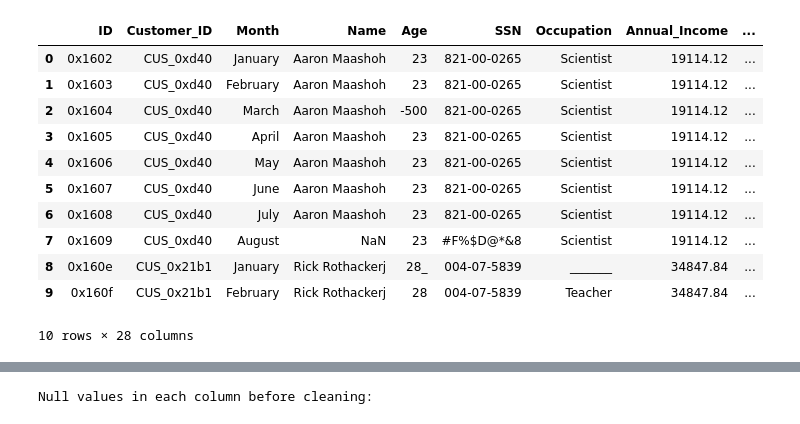
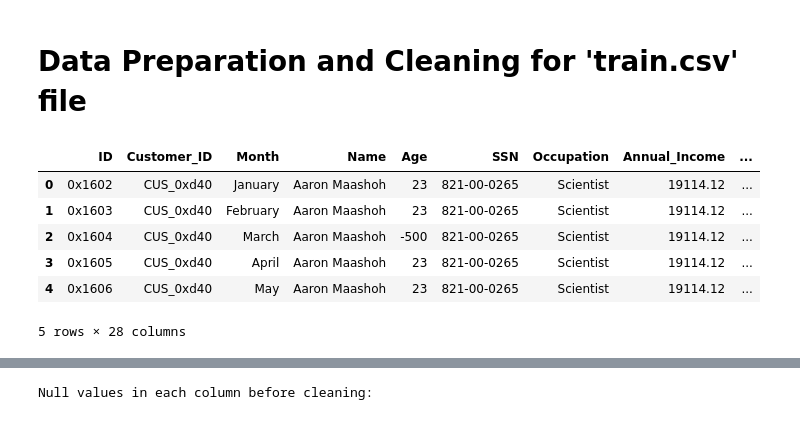
Before and after one commit to jananaum7/Project-4, a Jupyter notebook: main_analysis.ipynb, the cells around one changed output, grey strips where cells are left out. Saved outputs shown, nothing was run; the diff lists cells and outputs as text; code cells hidden in the pictures.

```diff
--- a/main_analysis.ipynb
+++ b/main_analysis.ipynb
@@ -1,2 +1,4 @@
+# %% [markdown]
+# Data Preparation and Cleaning for 'train.csv' file
 # %%
 import os
@@ -10,21 +13,16 @@ import sqlalchemy
 # %%
 # File path to the train.csv file
 file_path = 'Resources/train.csv'
 train_data = pd.read_csv(file_path)
-train_data.head(10)
+train_data.head()
 # %% [output]
 |  | ID | Customer_ID | Month | Name | Age | SSN | Occupation | Annual_Income | ... |
 | 0 | 0x1602 | CUS_0xd40 | January | Aaron Maashoh | 23 | 821-00-0265 | Scientist | 19114.12 | ... |
 | 1 | 0x1603 | CUS_0xd40 | February | Aaron Maashoh | 23 | 821-00-0265 | Scientist | 19114.12 | ... |
 | 2 | 0x1604 | CUS_0xd40 | March | Aaron Maashoh | -500 | 821-00-0265 | Scientist | 19114.12 | ... |
 | 3 | 0x1605 | CUS_0xd40 | April | Aaron Maashoh | 23 | 821-00-0265 | Scientist | 19114.12 | ... |
 | 4 | 0x1606 | CUS_0xd40 | May | Aaron Maashoh | 23 | 821-00-0265 | Scientist | 19114.12 | ... |
-| 5 | 0x1607 | CUS_0xd40 | June | Aaron Maashoh | 23 | 821-00-0265 | Scientist | 19114.12 | ... |
-| 6 | 0x1608 | CUS_0xd40 | July | Aaron Maashoh | 23 | 821-00-0265 | Scientist | 19114.12 | ... |
-| 7 | 0x1609 | CUS_0xd40 | August | NaN | 23 | #F%$D@*&8 | Scientist | 19114.12 | ... |
-| 8 | 0x160e | CUS_0x21b1 | January | Rick Rothackerj | 28_ | 004-07-5839 | _______ | 34847.84 | ... |
-| 9 | 0x160f | CUS_0x21b1 | February | Rick Rothackerj | 28 | 004-07-5839 | Teacher | 34847.84 | ... |
-10 rows × 28 columns
+5 rows × 28 columns
 # %%
 # Use infer_objects() to automatically detect and convert mixed-type columns:
 train_data = train_data.infer_objects()
```
Also changed, not shown: parts of 29 cells of this notebook, 2 other files.
